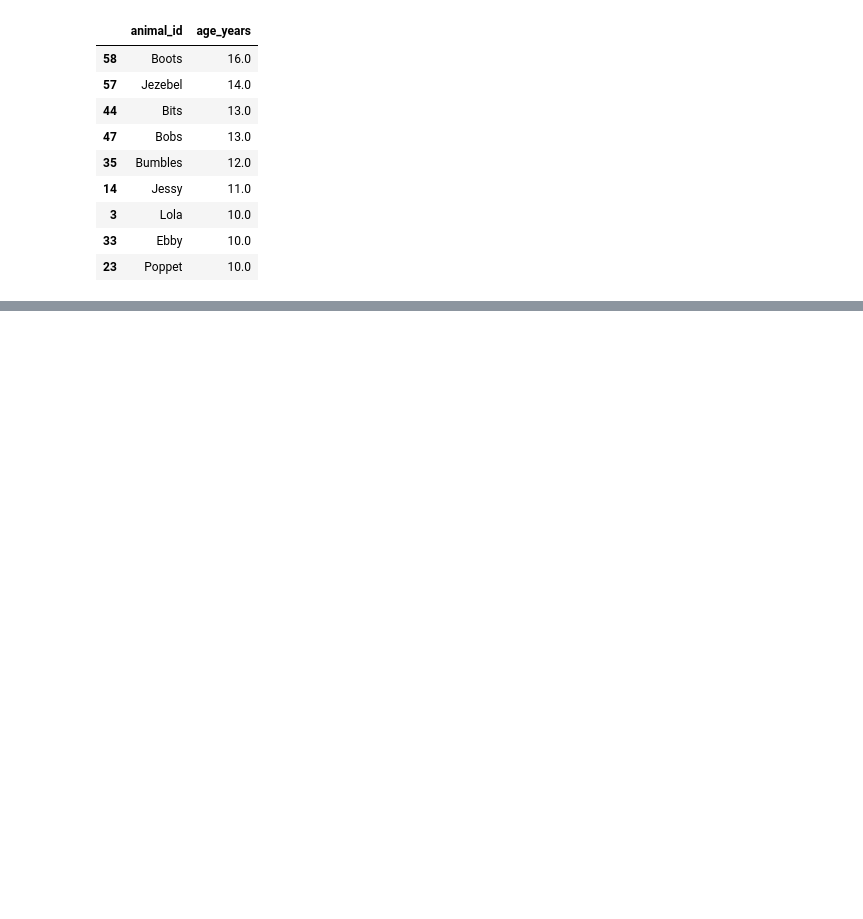
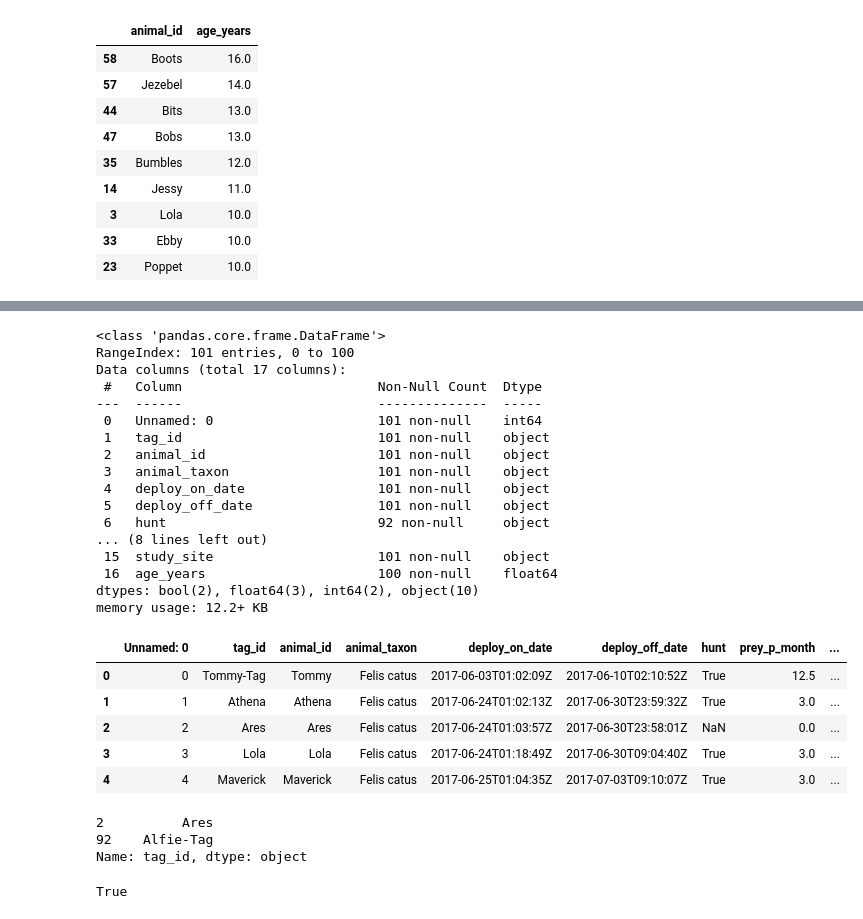
Before and after one commit to pypr-24/pypr-lectures, a Jupyter notebook: week08/cats_analysis.ipynb, the cells around one changed output, grey strips where cells are left out. Cells and saved outputs as stored; diff of their text form; code cells hidden in the pictures; blank space fills up the shorter version.

```diff
--- a/week08/cats_analysis.ipynb
+++ b/week08/cats_analysis.ipynb
@@ -131,0 +140,5 @@ old_female_cats.sort_values(by=['age_years'], ascending=False)
+# %%
+import cats, importlib
+import pandas as pd
+importlib.reload(cats);
+cat_info = cats.read_data('cats_uk_reference.csv')
@@ -131,0 +176,49 @@ old_female_cats.sort_values(by=['age_years'], ascending=False)
+# %%
+cat_info.info()
+cat_info.head()
+# %% [output]
+<class 'pandas.core.frame.DataFrame'>
+RangeIndex: 101 entries, 0 to 100
+Data columns (total 17 columns):
+ #   Column                         Non-Null Count  Dtype
+---  ------                         --------------  -----
+ 0   Unnamed: 0                     101 non-null    int64
+ 1   tag_id                         101 non-null    object
+ 2   animal_id                      101 non-null    object
+ 3   animal_taxon                   101 non-null    object
+ 4   deploy_on_date                 101 non-null    object
+ 5   deploy_off_date                101 non-null    object
+ 6   hunt                           92 non-null     object
+... (8 lines left out)
+ 15  study_site                     101 non-null    object
+ 16  age_years                      100 non-null    float64
+dtypes: bool(2), float64(3), int64(2), object(10)
+memory usage: 12.2+ KB
+|  | Unnamed: 0 | tag_id | animal_id | animal_taxon | deploy_on_date | deploy_off_date | hunt | prey_p_month | ... |
+| 0 | 0 | Tommy-Tag | Tommy | Felis catus | 2017-06-03T01:02:09Z | 2017-06-10T02:10:52Z | True | 12.5 | ... |
+| 1 | 1 | Athena | Athena | Felis catus | 2017-06-24T01:02:13Z | 2017-06-30T23:59:32Z | True | 3.0 | ... |
+| 2 | 2 | Ares | Ares | Felis catus | 2017-06-24T01:03:57Z | 2017-06-30T23:58:01Z | NaN | 0.0 | ... |
+| 3 | 3 | Lola | Lola | Felis catus | 2017-06-24T01:18:49Z | 2017-06-30T09:04:40Z | True | 3.0 | ... |
+| 4 | 4 | Maverick | Maverick | Felis catus | 2017-06-25T01:04:35Z | 2017-07-03T09:10:07Z | True | 3.0 | ... |
+# %%
+# Find the activity for male cats whose name
+# starts with P
+
+# cat_info['animal_id']
+# print(cat)
+
+selector = (cat_info['animal_id'].str.startswith('A')) & \
+    (cat_info['animal_sex'] == 'm')
+
+a_cats = cat_info.loc[selector, 'tag_id']
+a_cats
+# %% [output]
+2          Ares
+92    Alfie-Tag
+Name: tag_id, dtype: object
+# %%
+cat_name = 'Johnny'
+# cat_name[0] == 'P'
+cat_name.startswith('J')
+# %% [output]
+True
```
Also changed, not shown: parts of 8 cells of this notebook, 3 other files.
